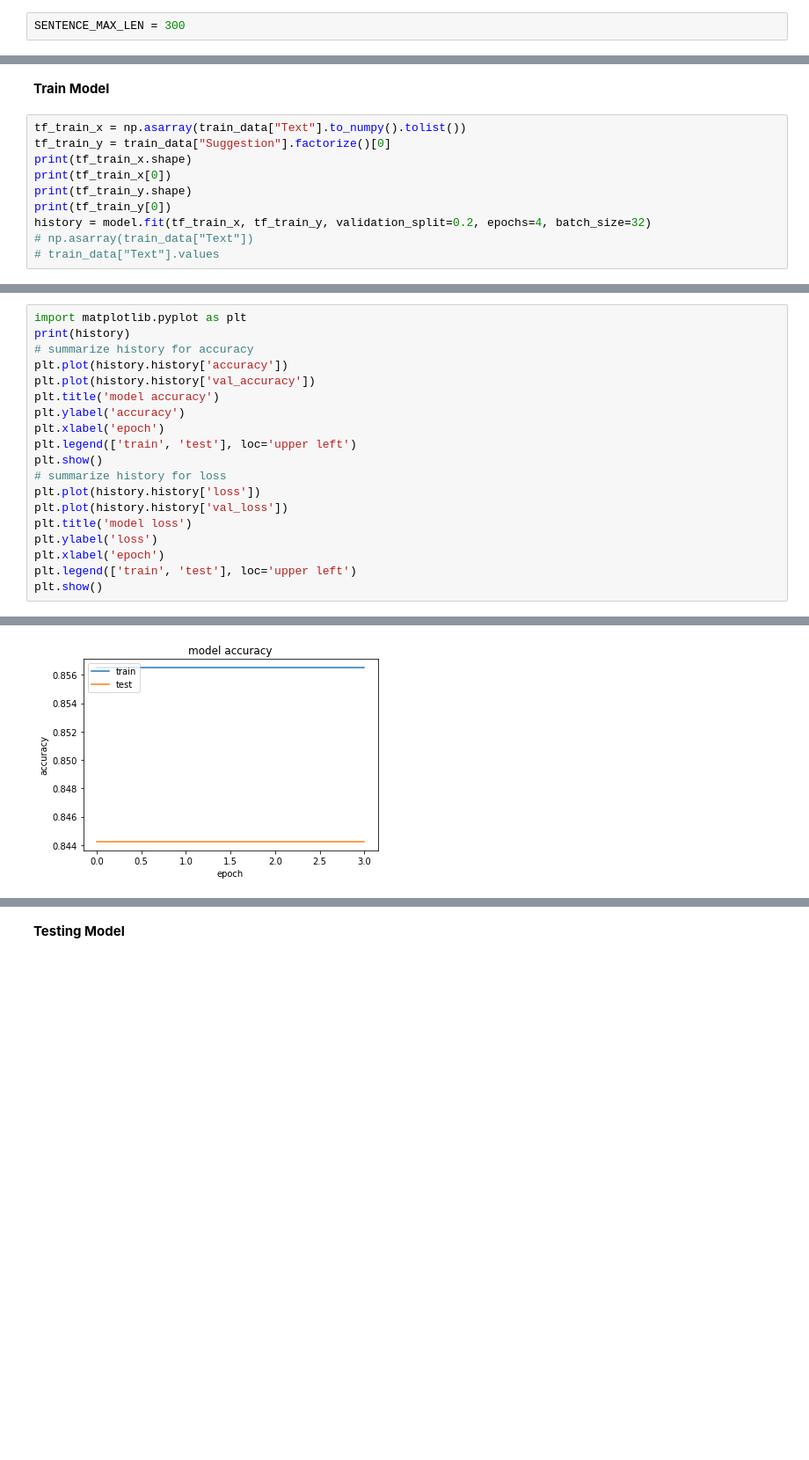
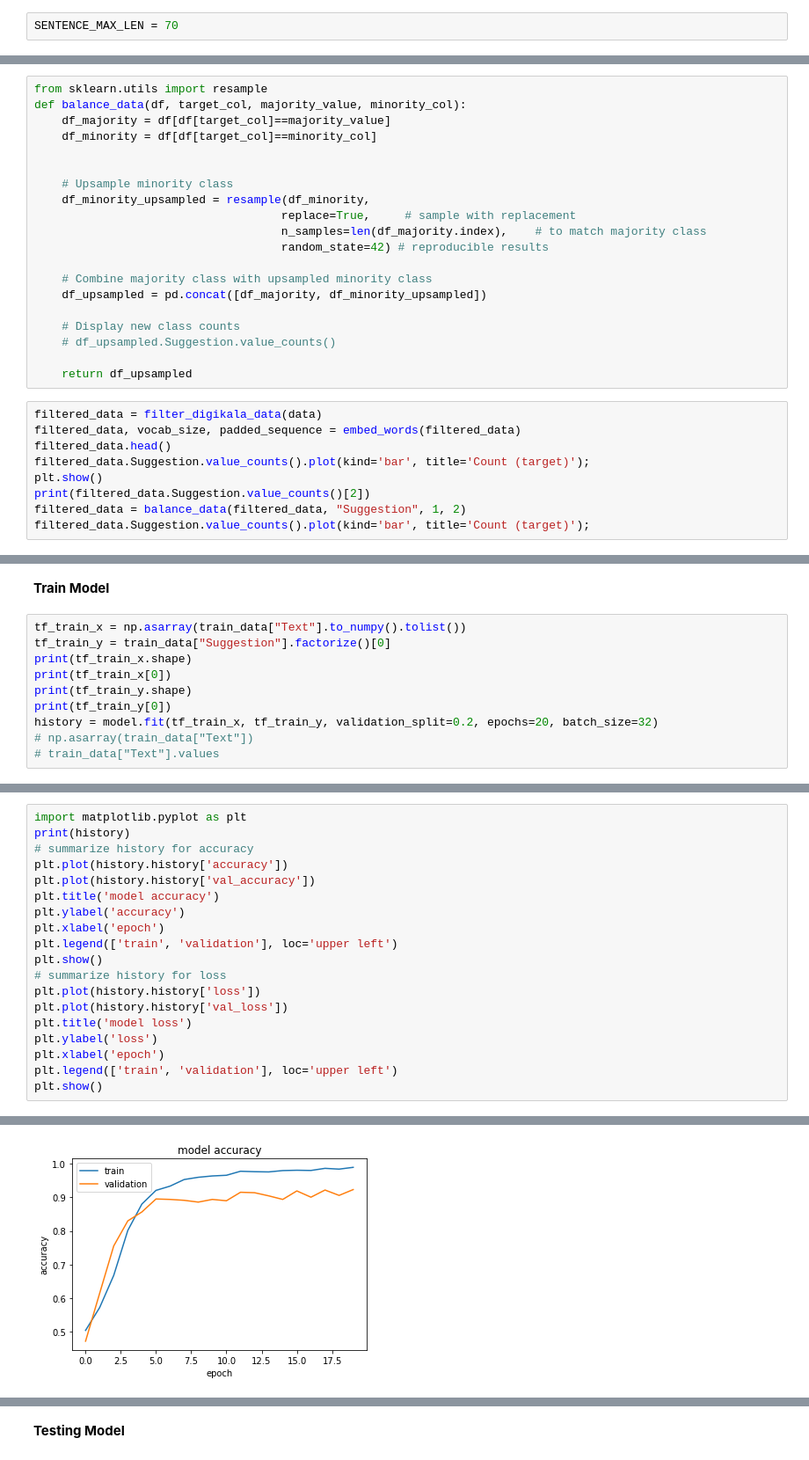
Before and after one commit to mohsenfayyaz/NLP_Assignments, a Jupyter notebook: Digikala_Comments_Sentiment_Analysis.ipynb, the cells around one changed output, grey strips where cells are left out. Shown at 88% size. Saved outputs shown, nothing was run; the diff lists cells and outputs as text; blank space fills up the shorter version.

```diff
--- a/Digikala_Comments_Sentiment_Analysis.ipynb
+++ b/Digikala_Comments_Sentiment_Analysis.ipynb
@@ -6,7 +6,7 @@ drive.mount('/content/drive')
 # %% [output]
 Drive already mounted at /content/drive; to attempt to forcibly remount, call drive.mount("/content/drive", force_remount=True).
 # %%
-SENTENCE_MAX_LEN = 300
+SENTENCE_MAX_LEN = 70
 # %%
 import pandas as pd
 import numpy as np
@@ -85,0 +59,29 @@ padded:  [   4  415  434   10   12   50 3203   16  261  283  158  706    5 1208
+# %%
+from sklearn.utils import resample
+def balance_data(df, target_col, majority_value, minority_col):
+    df_majority = df[df[target_col]==majority_value]
+    df_minority = df[df[target_col]==minority_col]
+
+
+    # Upsample minority class
+    df_minority_upsampled = resample(df_minority,
+                                    replace=True,     # sample with replacement
+                                    n_samples=len(df_majority.index),    # to match majority class
+                                    random_state=42) # reproducible results
+
+    # Combine majority class with upsampled minority class
+    df_upsampled = pd.concat([df_majority, df_minority_upsampled])
+
+    # Display new class counts
+    # df_upsampled.Suggestion.value_counts()
+
+    return df_upsampled
+# %%
+filtered_data = filter_digikala_data(data)
+filtered_data, vocab_size, padded_sequence = embed_words(filtered_data)
+filtered_data.head()
+filtered_data.Suggestion.value_counts().plot(kind='bar', title='Count (target)');
+plt.show()
+print(filtered_data.Suggestion.value_counts()[2])
+filtered_data = balance_data(filtered_data, "Suggestion", 1, 2)
+filtered_data.Suggestion.value_counts().plot(kind='bar', title='Count (target)');
@@ -157,7 +172,7 @@ print(tf_train_x.shape)
 print(tf_train_x[0])
 print(tf_train_y.shape)
 print(tf_train_y[0])
-history = model.fit(tf_train_x, tf_train_y, validation_split=0.2, epochs=4, batch_size=32)
+history = model.fit(tf_train_x, tf_train_y, validation_split=0.2, epochs=20, batch_size=32)
 # np.asarray(train_data["Text"])
 # train_data["Text"].values
 # %% [output]
@@ -181,22 +196,22 @@ Epoch 4/4
 # %%
 import matplotlib.pyplot as plt
 print(history)
 # summarize history for accuracy
 plt.plot(history.history['accuracy'])
 plt.plot(history.history['val_accuracy'])
 plt.title('model accuracy')
 plt.ylabel('accuracy')
 plt.xlabel('epoch')
-plt.legend(['train', 'test'], loc='upper left')
+plt.legend(['train', 'validation'], loc='upper left')
 plt.show()
 # summarize history for loss
 plt.plot(history.history['loss'])
 plt.plot(history.history['val_loss'])
 plt.title('model loss')
 plt.ylabel('loss')
 plt.xlabel('epoch')
-plt.legend(['train', 'test'], loc='upper left')
+plt.legend(['train', 'validation'], loc='upper left')
 plt.show()
 # %% [output]
 <tensorflow.python.keras.callbacks.History object at 0x...>
-[figure, old version]
+[figure, new version]
```
Also changed, not shown: parts of 8 cells of this notebook.
